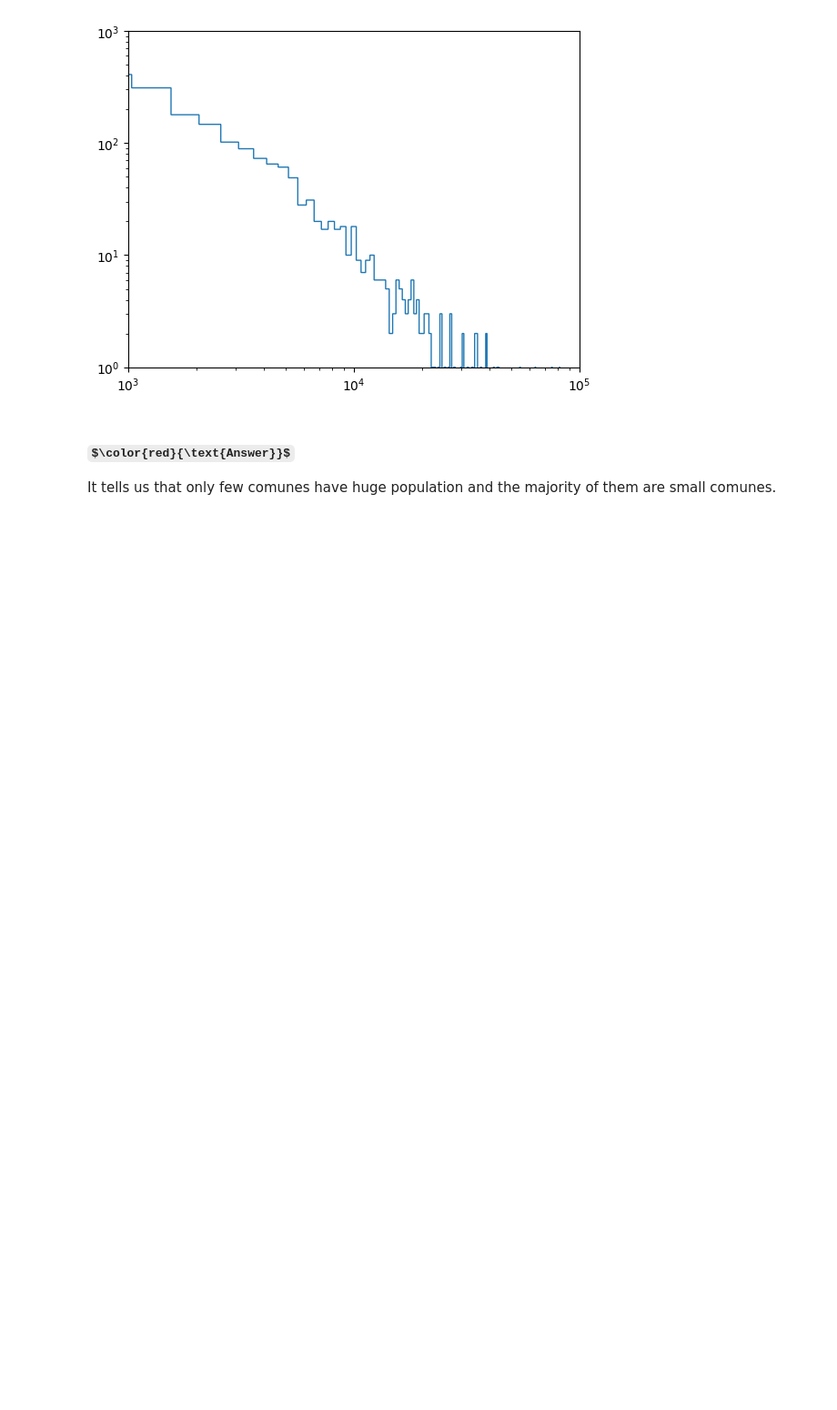
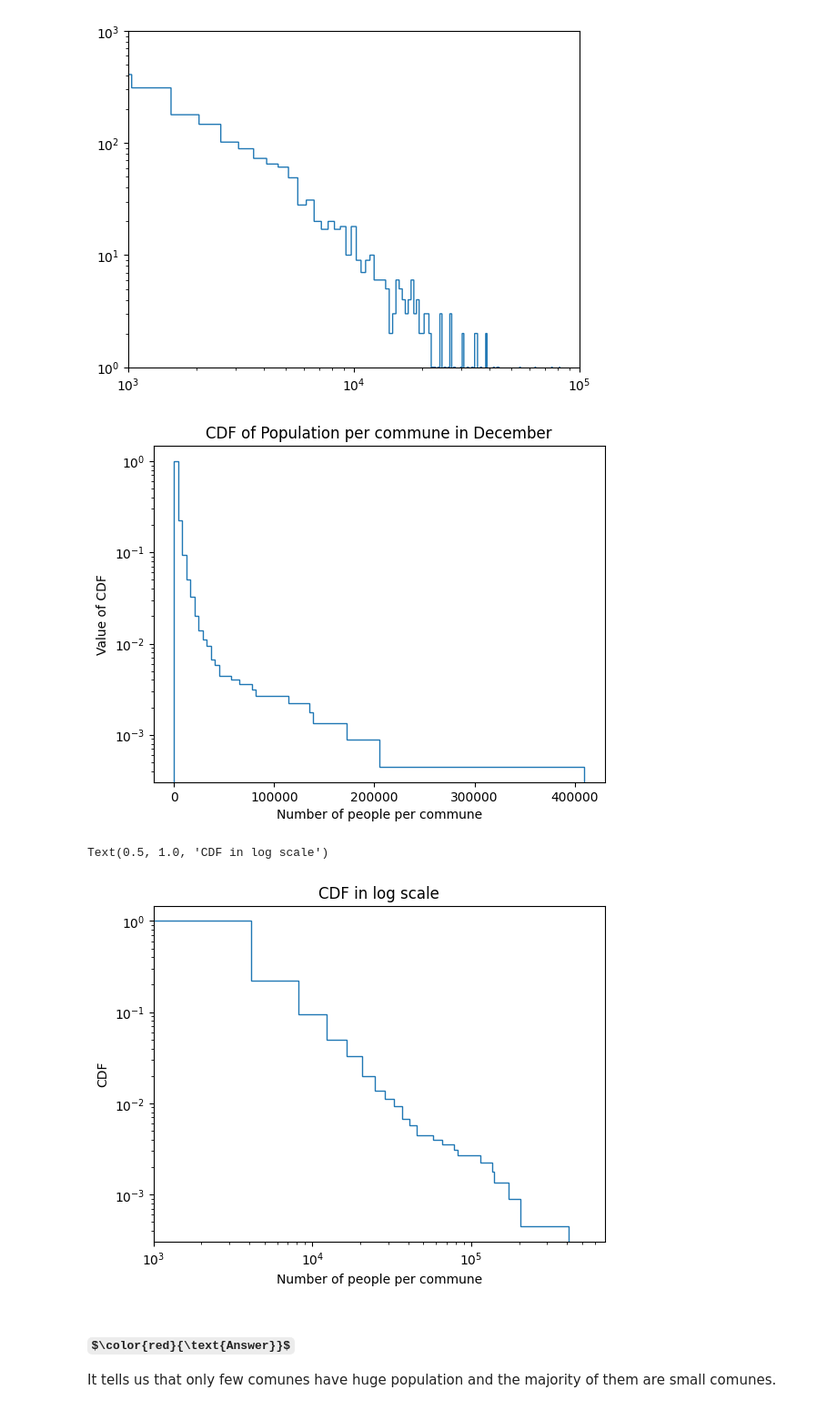
Before and after one commit to roduit/2023, a Jupyter notebook: Exercises/02 - Data viz and data from the web/Becoming a DataVizard exercise.ipynb, the cells around one changed output. Shown at 91% size. Saved outputs shown, nothing was run; the diff lists cells and outputs as text; code cells hidden in the pictures; some formulas as TeX source; blank space fills up the shorter version.

```diff
--- a/Exercises/02 - Data viz and data from the web/Becoming a DataVizard exercise.ipynb
+++ b/Exercises/02 - Data viz and data from the web/Becoming a DataVizard exercise.ipynb
@@ -352,6 +352,27 @@ plt.ylim((1,10**3))
 plt.loglog();
 # %% [output]
 [figure]
+# %%
+#CDF
+cdf = plt.hist(pop_per_commune['population_Dec'].values, bins = 100, log = True, histtype = 'step', density = True, cumulative = -1)
+
+plt.xlabel('Number of people per commune')
+plt.ylabel('Value of CDF')
+plt.title('CDF of Population per commune in December')
+plt.show()
+
+plt.figure()
+plot_new_CDF = plt.hist(pop_per_commune['population_Dec'], bins = 100, log = True, histtype = 'step', density = True, cumulative = -1)
+plt.xscale('log')
+plt.yscale('log')
+plt.xlim(10e2,plt.xlim()[1])
+plt.xlabel('Number of people per commune')
+plt.ylabel('CDF')
+plt.title('CDF in log scale')
+# %% [output]
+[figure, added]
+Text(0.5, 1.0, 'CDF in log scale')
+[figure, added]
 # %% [markdown]
 ### $\color{red}{\text{Answer}}$
 It tells us that only few comunes have huge population and the majority of them are small comunes.
```
Also changed, not shown: parts of 2 cells of this notebook.
